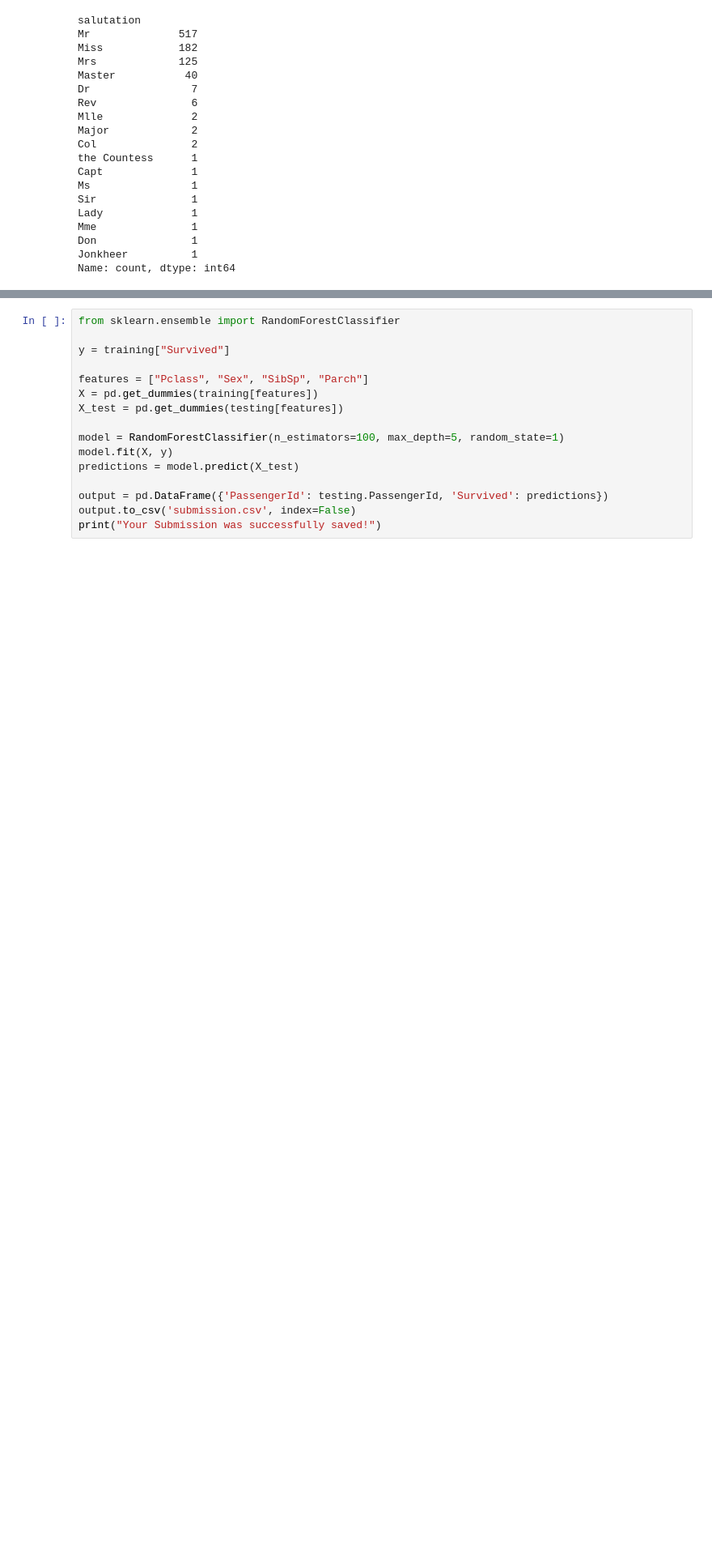
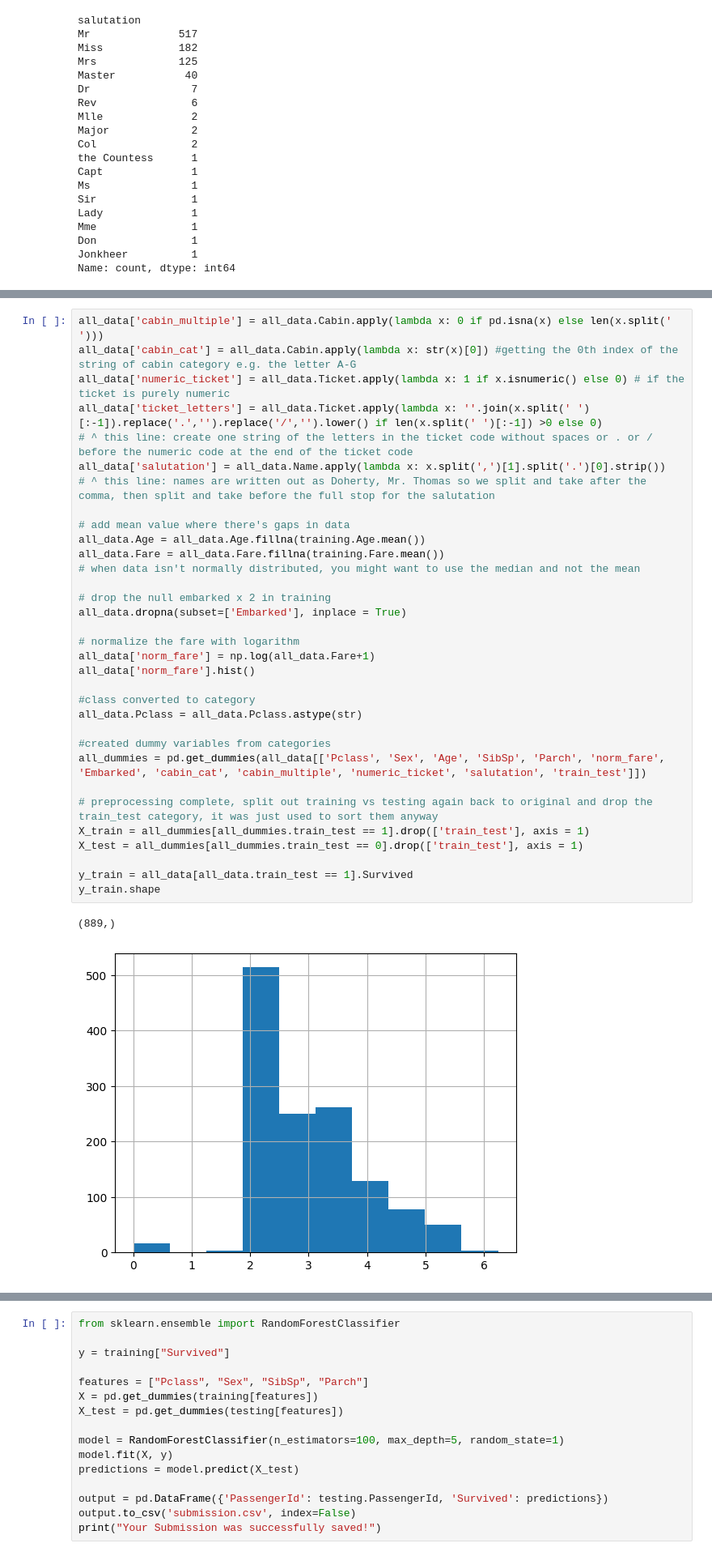
Before and after one commit to tjjdoherty/kaggle_notebooks, a Jupyter notebook: td-titanic-beginner-notebook.ipynb, the cells around one changed output, grey strips where cells are left out. Shown: that part at 81% size. Saved outputs shown, nothing was run; the diff lists cells and outputs as text; blank space fills up the shorter version.

```diff
--- a/td-titanic-beginner-notebook.ipynb
+++ b/td-titanic-beginner-notebook.ipynb
@@ -308,3 +327,39 @@ Some key things to do:
 * categorical transforms (get dummies from Pandas) e.g. for each individual cabin type A - G it must be turned into a binary 0 or 1 if a passenger was in a particular cabin type. that's how the model can incorporate categorical variables
 * provide a mean value for fare and age
 * normalize fare using logarithm (??)
+# %%
+all_data['cabin_multiple'] = all_data.Cabin.apply(lambda x: 0 if pd.isna(x) else len(x.split(' ')))
+all_data['cabin_cat'] = all_data.Cabin.apply(lambda x: str(x)[0]) #getting the 0th index of the string of cabin category e.g. the letter A-G
+all_data['numeric_ticket'] = all_data.Ticket.apply(lambda x: 1 if x.isnumeric() else 0) # if the ticket is purely numeric
+all_data['ticket_letters'] = all_data.Ticket.apply(lambda x: ''.join(x.split(' ')[:-1]).replace('.','').replace('/','').lower() if len(x.split(' ')[:-1]) >0 else 0)
+# ^ this line: create one string of the letters in the ticket code without spaces or . or / before the numeric code at the end of the ticket code
+all_data['salutation'] = all_data.Name.apply(lambda x: x.split(',')[1].split('.')[0].strip())
+# ^ this line: names are written out as Doherty, Mr. Thomas so we split and take after the comma, then split and take before the full stop for the salutation
+
+# add mean value where there's gaps in data
+all_data.Age = all_data.Age.fillna(training.Age.mean())
+all_data.Fare = all_data.Fare.fillna(training.Fare.mean())
+# when data isn't normally distributed, you might want to use the median and not the mean
+
+# drop the null embarked x 2 in training
+all_data.dropna(subset=['Embarked'], inplace = True)
+
+# normalize the fare with logarithm
+all_data['norm_fare'] = np.log(all_data.Fare+1)
+all_data['norm_fare'].hist()
+
+#class converted to category
+all_data.Pclass = all_data.Pclass.astype(str)
+
+#created dummy variables from categories
+all_dummies = pd.get_dummies(all_data[['Pclass', 'Sex', 'Age', 'SibSp', 'Parch', 'norm_fare', 'Embarked', 'cabin_cat', 'cabin_multiple', 'numeric_ticket', 'salutation', 'train_test']])
+
+# preprocessing complete, split out training vs testing again back to original and drop the train_test category, it was just used to sort them anyway
+X_train = all_dummies[all_dummies.train_test == 1].drop(['train_test'], axis = 1)
+X_test = all_dummies[all_dummies.train_test == 0].drop(['train_test'], axis = 1)
+
+y_train = all_data[all_data.train_test == 1].Survived
+y_train.shape
+# %% [output]
+(889,)
+[figure, added]
```
Also changed, not shown: parts of 8 cells of this notebook.
